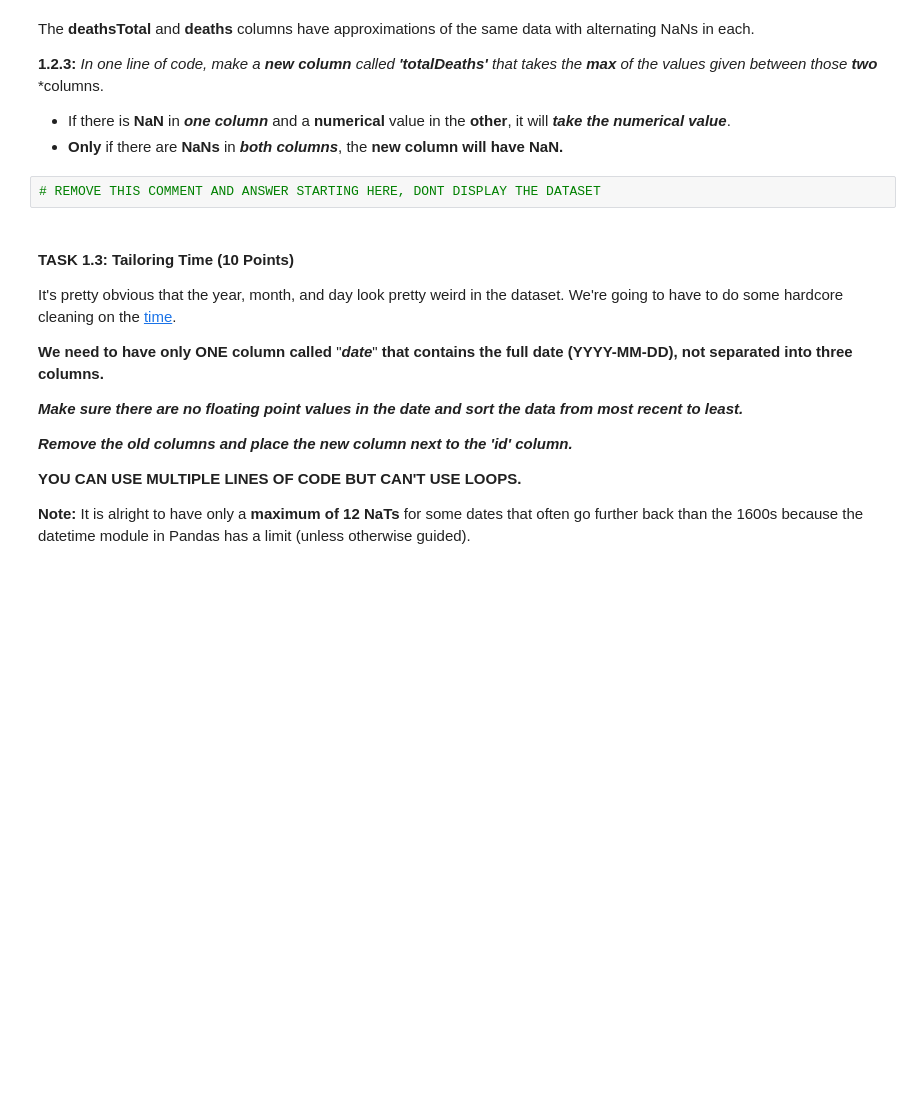
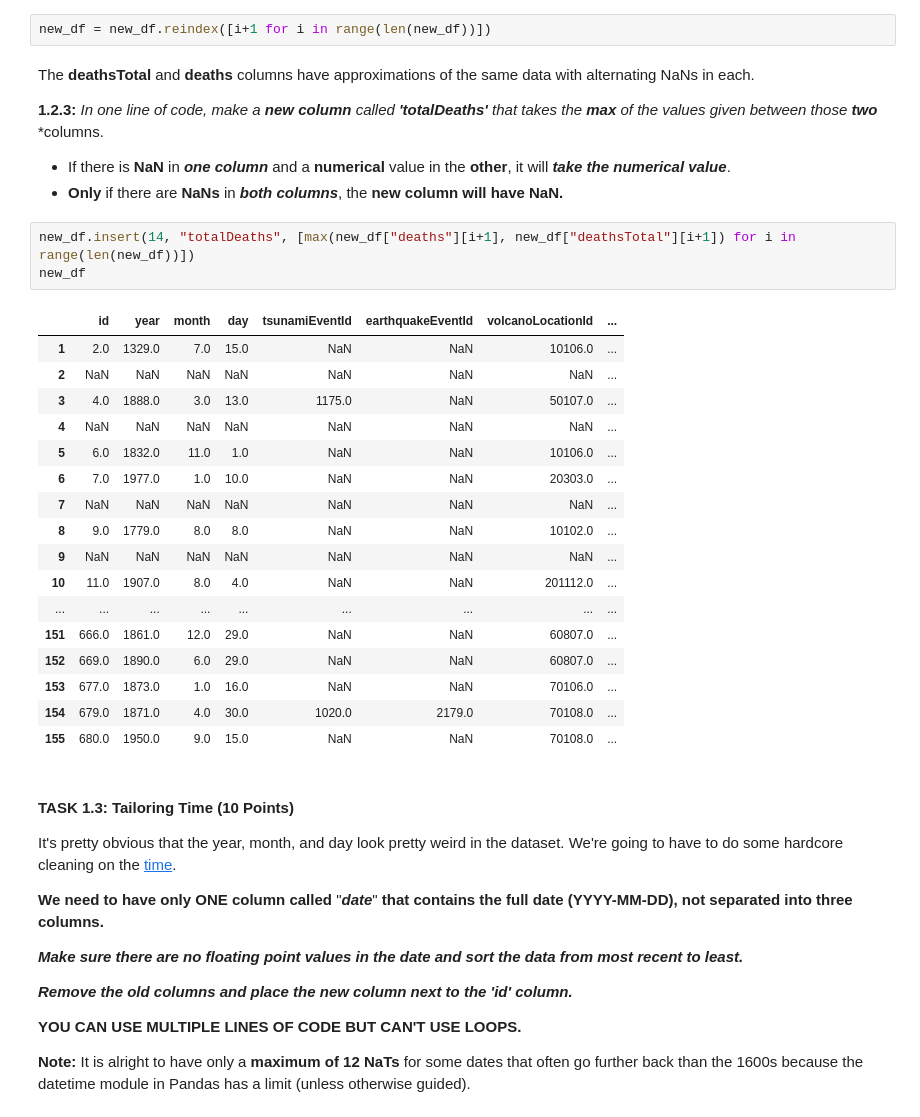
Before and after one commit to cooldeath49/CMSC320, a Jupyter notebook: CMSC320_HW1_Fall2025.ipynb, the cells around one changed output. Drawn from its saved outputs; the diff is of its cells as text; blank space fills up the shorter version.

```diff
--- a/CMSC320_HW1_Fall2025.ipynb
+++ b/CMSC320_HW1_Fall2025.ipynb
@@ -103,11 +170,32 @@ We're going to tidy up the **new dataframe** a little more with some more advanc
+# %%
+new_df = new_df.reindex([i+1 for i in range(len(new_df))])
 # %% [markdown]
 The **deathsTotal** and **deaths**  columns have approximations of the same data with alternating NaNs in each.
 
 **1.2.3:** *In one line of code, make a **new column** called **'totalDeaths'** that takes the **max** of the values given between those* ***two*** *columns.
 - If there is **NaN** in ***one column*** and a **numerical** value in the **other**, it will ***take the numerical value***.
 - **Only** if there are **NaNs** in ***both columns***, the **new column will have NaN.**
-# %%
-# REMOVE THIS COMMENT AND ANSWER STARTING HERE, DONT DISPLAY THE DATASET
+# %%
+new_df.insert(14, "totalDeaths", [max(new_df["deaths"][i+1], new_df["deathsTotal"][i+1]) for i in range(len(new_df))])
+new_df
+# %% [output]
+|  | id | year | month | day | tsunamiEventId | earthquakeEventId | volcanoLocationId | ... |
+| 1 | 2.0 | 1329.0 | 7.0 | 15.0 | NaN | NaN | 10106.0 | ... |
+| 2 | NaN | NaN | NaN | NaN | NaN | NaN | NaN | ... |
+| 3 | 4.0 | 1888.0 | 3.0 | 13.0 | 1175.0 | NaN | 50107.0 | ... |
+| 4 | NaN | NaN | NaN | NaN | NaN | NaN | NaN | ... |
+| 5 | 6.0 | 1832.0 | 11.0 | 1.0 | NaN | NaN | 10106.0 | ... |
+| 6 | 7.0 | 1977.0 | 1.0 | 10.0 | NaN | NaN | 20303.0 | ... |
+| 7 | NaN | NaN | NaN | NaN | NaN | NaN | NaN | ... |
+| 8 | 9.0 | 1779.0 | 8.0 | 8.0 | NaN | NaN | 10102.0 | ... |
+| 9 | NaN | NaN | NaN | NaN | NaN | NaN | NaN | ... |
+| 10 | 11.0 | 1907.0 | 8.0 | 4.0 | NaN | NaN | 201112.0 | ... |
+| ... | ... | ... | ... | ... | ... | ... | ... | ... |
+| 151 | 666.0 | 1861.0 | 12.0 | 29.0 | NaN | NaN | 60807.0 | ... |
+| 152 | 669.0 | 1890.0 | 6.0 | 29.0 | NaN | NaN | 60807.0 | ... |
+| 153 | 677.0 | 1873.0 | 1.0 | 16.0 | NaN | NaN | 70106.0 | ... |
+| 154 | 679.0 | 1871.0 | 4.0 | 30.0 | 1020.0 | 2179.0 | 70108.0 | ... |
+| 155 | 680.0 | 1950.0 | 9.0 | 15.0 | NaN | NaN | 70108.0 | ... |
 # %% [markdown]
 #### **TASK 1.3: Tailoring Time (10 Points)**
 It's pretty obvious that the year, month, and day look pretty weird in the dataset. We're going to have to do some hardcore cleaning on the [time](https://pandas.pydata.org/docs/user_guide/timeseries.html).
```
Also changed, not shown: parts of 14 cells of this notebook, 1 other file.
